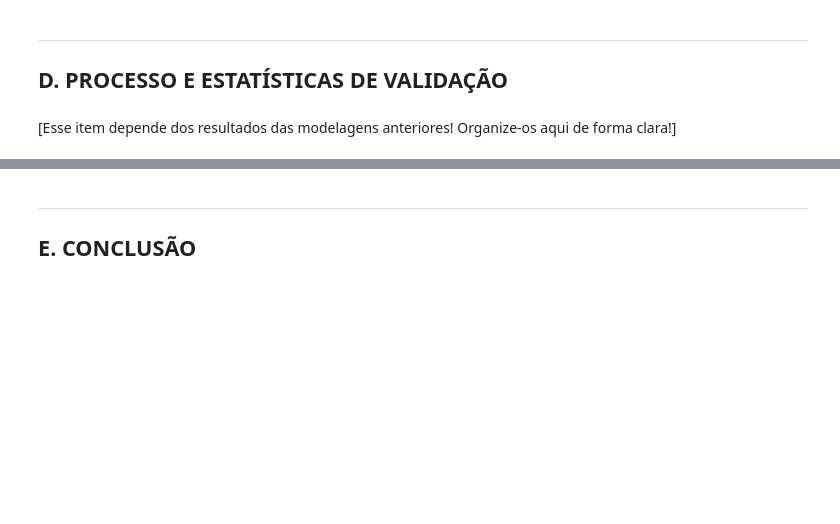
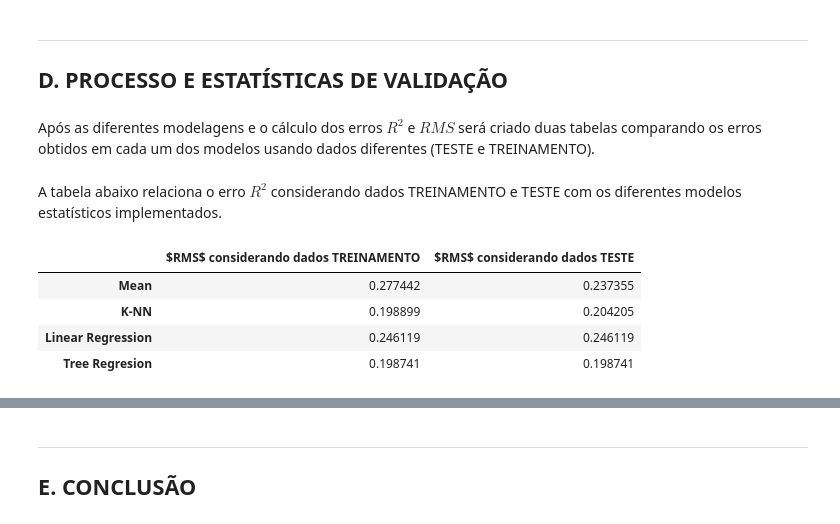
Before and after one commit to 4rfel/AppRating, a Jupyter notebook: Projeto3 Layout.ipynb, the cells around one changed output, grey strips where cells are left out. Drawn from its saved outputs; the diff is of its cells as text; code cells hidden in the pictures; blank space fills up the shorter version.

```diff
--- a/Projeto3 Layout.ipynb
+++ b/Projeto3 Layout.ipynb
@@ -228,5 +244,0 @@ o MODELO DE PREDIÇÃO PELA MÉDIA (Sem uso de variável explicativa).
-# %%
-def mean_predict(training_dataframe, test_dataframe, column):
-    for val in test_dataframe:
-        mean = np.mean(training_dataframe[column])
-    return mean
@@ -255,6 +271,0 @@ Length: 159, dtype: object
-# %%
-knn_model = KNeighborsRegressor(11)
-knn_model.fit(X_train, y_train)
-y_pred = knn_model.predict(X_test)
-
-print(mean_squared_error(y_test,y_pred))
@@ -367,5 +337,46 @@ mean_squared_error(y_pred=yPredict, y_true=y_test)
+# %%
+def tree_reg_model(X_fit, y_fit, X_pred):
+    tree = DecisionTreeRegressor()
+    tree.fit(X_fit, y_fit)
+    y_pred = tree.predict(X_pred)
+    return y_pred
+
+tree_pred_train = knn_model(X_train, y_train, X_train)
+tree_pred_test = knn_model(X_test, y_test, X_test)
+
+tree_train_R2 = r2_score(y_train, tree_pred_train)
+tree_train_RMS = mean_squared_error(y_train, tree_pred_train)
+tree_test_R2 = r2_score(y_test, tree_pred_test)
+tree_test_RMS = mean_squared_error(y_test, tree_pred_test)
 # %% [markdown]
 ___
 ## D. PROCESSO E ESTATÍSTICAS DE VALIDAÇÃO
-# %% [markdown]
-[Esse item depende dos resultados das modelagens anteriores! Organize-os aqui de forma clara!]
+# %% [markdown]
+Após as diferentes modelagens e o cálculo dos erros $R^2$ e $RMS$ será criado duas tabelas comparando os erros obtidos em cada um dos modelos usando dados diferentes (TESTE e TREINAMENTO).
+# %%
+index = ['Mean', 'K-NN', 'Linear Regression', 'Tree Regresion']
+columns_R2 = ['$R^2$ considerando dados TREINAMENTO', '$R^2$ considerando dados TESTE']
+columns_RMS = ['$RMS$ considerando dados TREINAMENTO', '$RMS$ considerando dados TESTE']
+
+data_R2 = [[mean_train_R2, mean_test_R2],
+           [KNN_train_R2, KNN_test_R2],
+           [LR_train_R2, LR_test_R2],
+           [tree_train_R2, tree_train_R2]]
+
+data_RMS = [[mean_train_RMS, mean_test_RMS],
+           [KNN_train_RMS, KNN_test_RMS],
+           [LR_train_RMS, LR_train_RMS],
+           [tree_train_RMS, tree_train_RMS]]
+
+R2_table = pd.DataFrame(data_R2, index=index, columns=columns_R2)
+RMS_table = pd.DataFrame(data_RMS, index=index, columns=columns_RMS)
+# %% [markdown]
+A tabela abaixo relaciona o erro $R^2$ considerando dados TREINAMENTO e TESTE com os diferentes modelos estatísticos implementados.
+# %%
+RMS_table
+# %% [output]
+|  | $RMS$ considerando dados TREINAMENTO | $RMS$ considerando dados TESTE |
+| Mean | 0.277442 | 0.237355 |
+| K-NN | 0.198899 | 0.204205 |
+| Linear Regression | 0.246119 | 0.246119 |
+| Tree Regresion | 0.198741 | 0.198741 |
```
Also changed, not shown: parts of 35 cells of this notebook.
